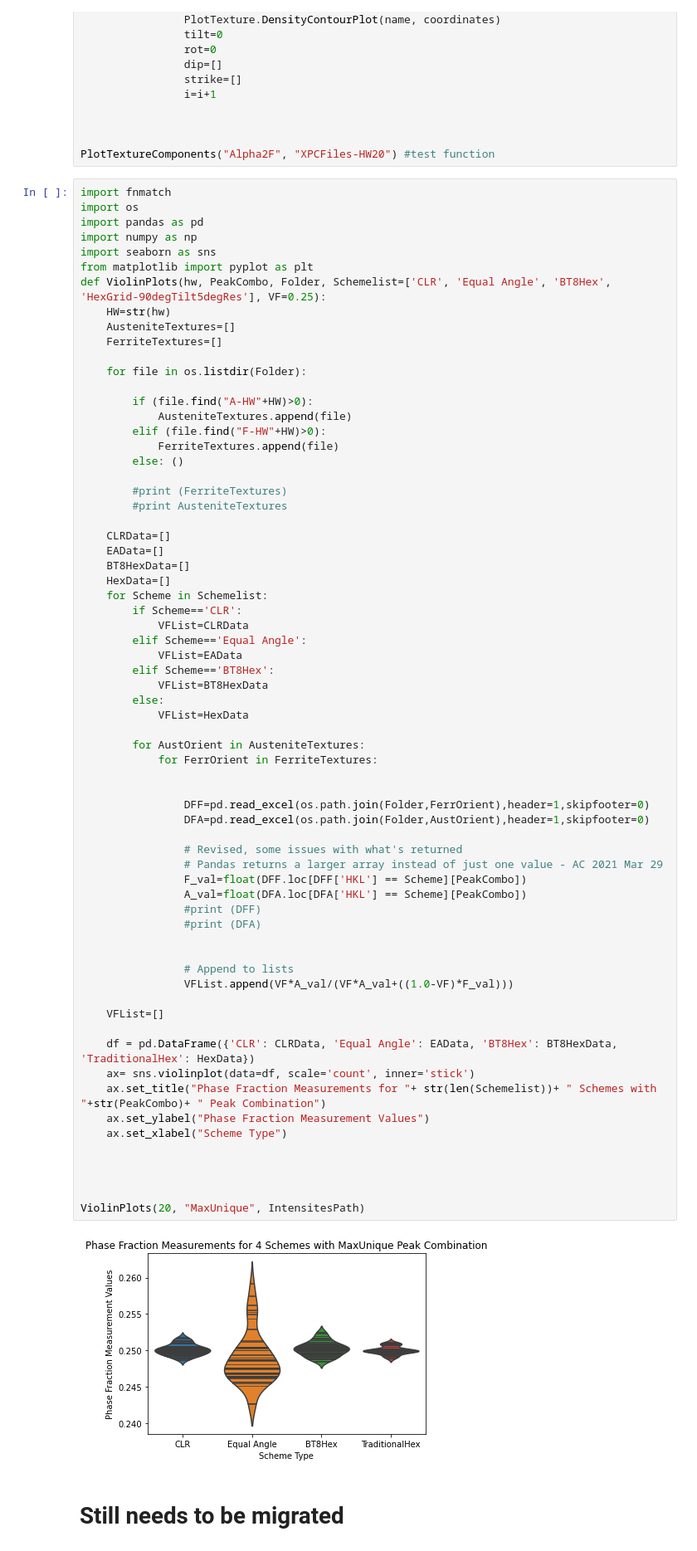
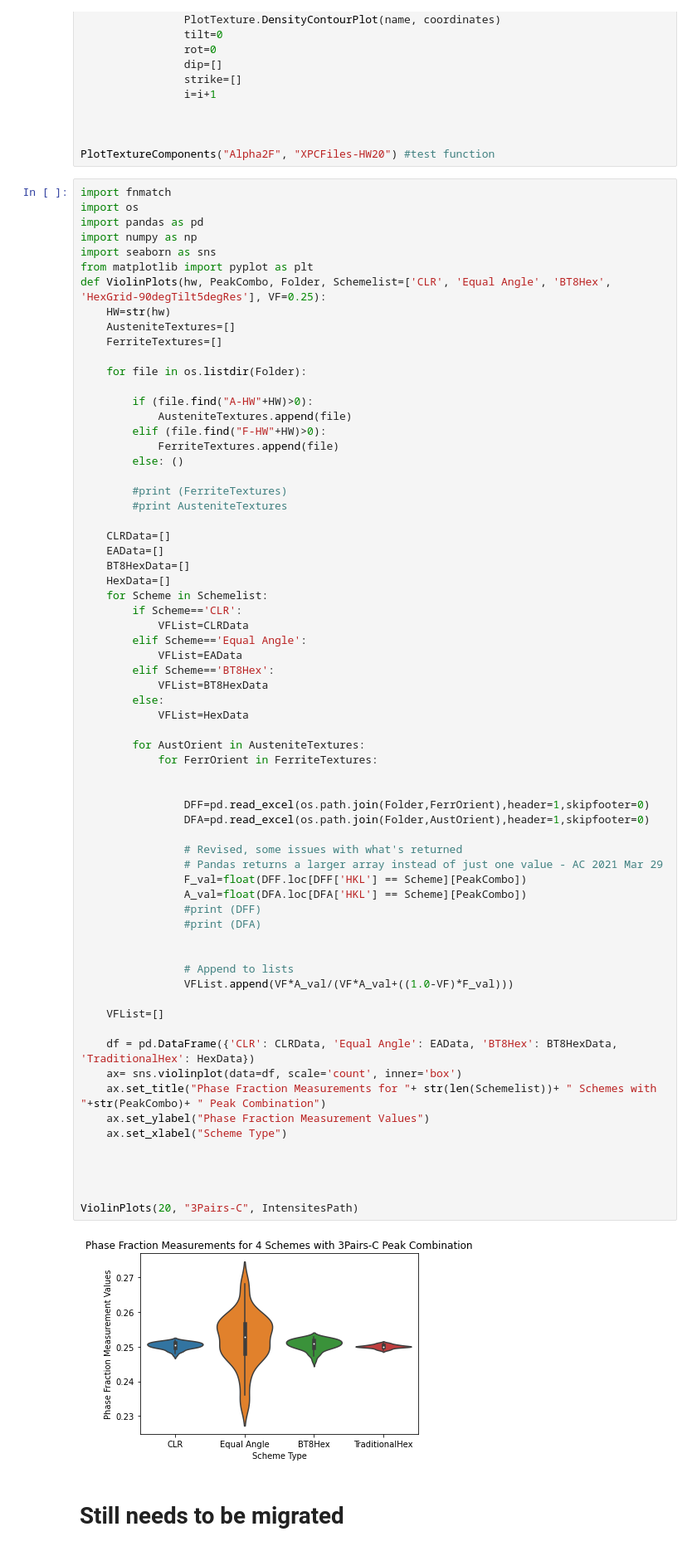
Before and after one commit to usnistgov/Texture-Sampling-PhaseMeasurement-BiasErrors, a Jupyter notebook: JupyterNotebooks/PoleFigurePhaseFractions.ipynb, the cells around one changed output. Shown at 83% size. Saved outputs shown, nothing was run; the diff lists cells and outputs as text.

Commit message:
Fixed Box/Whisker representation in Violin Plot

```diff
--- a/JupyterNotebooks/PoleFigurePhaseFractions.ipynb
+++ b/JupyterNotebooks/PoleFigurePhaseFractions.ipynb
@@ -709,36 +709,36 @@ def ViolinPlots(hw, PeakCombo, Folder, Schemelist=['CLR', 'Equal Angle', 'BT8Hex
 
         for AustOrient in AusteniteTextures:
             for FerrOrient in FerriteTextures:
 
 
                 DFF=pd.read_excel(os.path.join(Folder,FerrOrient),header=1,skipfooter=0)
                 DFA=pd.read_excel(os.path.join(Folder,AustOrient),header=1,skipfooter=0)
 
                 # Revised, some issues with what's returned
                 # Pandas returns a larger array instead of just one value - AC 2021 Mar 29
                 F_val=float(DFF.loc[DFF['HKL'] == Scheme][PeakCombo])
                 A_val=float(DFA.loc[DFA['HKL'] == Scheme][PeakCombo])
                 #print (DFF)
                 #print (DFA)
 
 
                 # Append to lists
                 VFList.append(VF*A_val/(VF*A_val+((1.0-VF)*F_val)))
 
     VFList=[]
 
     df = pd.DataFrame({'CLR': CLRData, 'Equal Angle': EAData, 'BT8Hex': BT8HexData, 'TraditionalHex': HexData})
-    ax= sns.violinplot(data=df, scale='count', inner='stick')
+    ax= sns.violinplot(data=df, scale='count', inner='box')
     ax.set_title("Phase Fraction Measurements for "+ str(len(Schemelist))+ " Schemes with "+str(PeakCombo)+ " Peak Combination")
     ax.set_ylabel("Phase Fraction Measurement Values")
     ax.set_xlabel("Scheme Type")
 
 
 
 
-ViolinPlots(20, "MaxUnique", IntensitesPath)
+ViolinPlots(20, "3Pairs-C", IntensitesPath)
 # %% [output]
-[figure, old version]
+[figure, new version]
 # %% [markdown]
 # Still needs to be migrated
 # %% [markdown]
```
